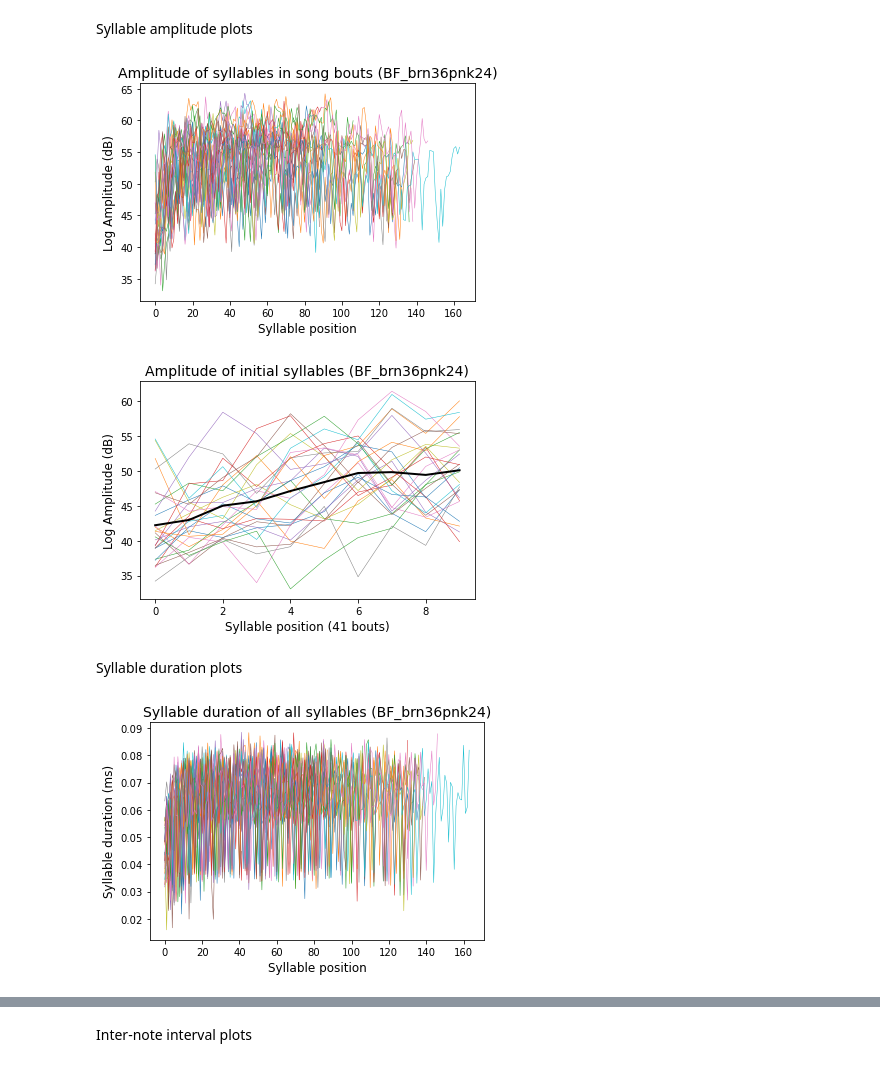
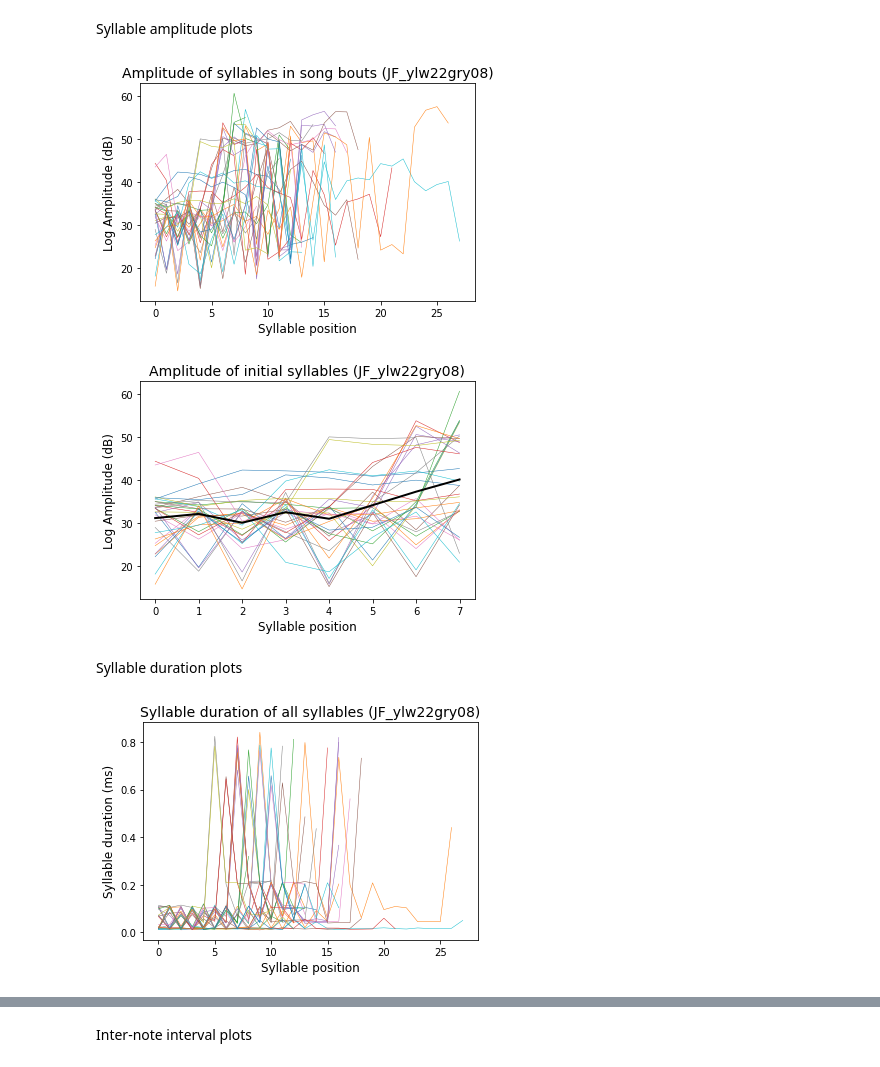
Before and after one commit to vasudha-kulkarni/IN-comparative-analysis, a Jupyter notebook: Quantifying_differences.ipynb, the cells around one changed output, grey strips where cells are left out. Drawn from its saved outputs; the diff is of its cells as text; code cells hidden in the pictures.

```diff
--- a/Quantifying_differences.ipynb
+++ b/Quantifying_differences.ipynb
@@ -146,7 +146,7 @@ Fraction of unique start syllables: 0.2
 #Import onset-offset data with 'Start-End' rows
 os.chdir('D:\\4th Year\\Semester 7\\BI4313 Sem Project\\IN-comparative-analysis\\IN-comparative-analysis\\OnsetOffsetFiles')
 
-data = pandas.read_csv('BF_brn36pnk24_start_end.csv', header=None,
+data = pandas.read_csv('JF_ylw22gry08_start_end.csv', header=None,
         names = ['FileName', 'Syll #', 'Syll Label',
        ' Syll Onset (ms)', ' Syll Offset (ms)', ' Syll Duration (sec)', ' Mean Frequency (Hz)',
        ' Entropy', 'Log Amplitude (dB)', 'Pitch Goodness', 'FrequencyModulation',
@@ -255,5 +255,5 @@ Average number of syllables in a song bout: 101.29629629629629
 # %%
-mml = 10
+mml = 8
 # %% [markdown]
 3. Number of times the first syllable in a song bout repeats
 # %%
@@ -332,12 +332,12 @@ for i in range(len(song_motif)):
 
 plt.xlabel('Syllable position', fontsize = 12)
 plt.ylabel('Log Amplitude (dB)', fontsize = 12)
-plt.title('Amplitude of syllables in song bouts (BF_brn36pnk24)', fontsize = 14)
+plt.title('Amplitude of syllables in song bouts (JF_ylw22gry08)', fontsize = 14)
 
 #plt.show()
-plt.savefig('01 amplitude all syllables BF_brn36pnk24.png', dpi = 600)
+plt.savefig('01 amplitude all syllables JF_ylw22gry08.png', dpi = 600)
 # %% [output]
-[figure, old version]
+[figure, new version]
 # %%
 #To try and calculate the average amplitude at each syllable index
 from statistics import mean
@@ -376,36 +376,36 @@ for i in range(len(song_motif)):
 xaxis = np.arange(mml)
 plt.plot(xaxis, mean_value(amp_10syl), 'k', linewidth = 2)
 
-plt.xlabel('Syllable position (41 bouts)', fontsize = 12)
+plt.xlabel('Syllable position', fontsize = 12)
 plt.ylabel('Log Amplitude (dB)', fontsize = 12)
-plt.title('Amplitude of initial syllables (BF_brn36pnk24)', fontsize = 14)
+plt.title('Amplitude of initial syllables (JF_ylw22gry08)', fontsize = 14)
 
 #plt.show()
-plt.savefig('02 amplitude init syll BF_brn36pnk24.png', dpi = 600)
+plt.savefig('02 amplitude init syll JF_ylw22gry08.png', dpi = 600)
 # %% [output]
-[figure, old version]
+[figure, new version]
 # %% [markdown]
 Syllable duration plots
 # %%
 #Syllable durations
 
 for i in range(len(song_motif)):
     bout = song_motif[i]
     dur = bout[' Syll Duration (sec)']
     dur = dur.tolist()
     x = np.arange(len(bout))
     plt.plot(x, dur, linewidth = 0.5)
 
 
 plt.xlabel('Syllable position', fontsize = 12)
 plt.ylabel('Syllable duration (ms)', fontsize = 12)
-plt.title('Syllable duration of all syllables (BF_brn36pnk24)', fontsize = 14)
+plt.title('Syllable duration of all syllables (JF_ylw22gry08)', fontsize = 14)
 
 plt.get_cmap('viridis')
 #plt.show()
-plt.savefig('03 duration all syllables BF_brn36pnk24.png', dpi = 600)
+plt.savefig('03 duration all syllables JF_ylw22gry08.png', dpi = 600)
 # %% [output]
-[figure, old version]
+[figure, new version]
 # %%
 #Syllable durations
 
```
Also changed, not shown: parts of 7 cells of this notebook, 12 other files.
